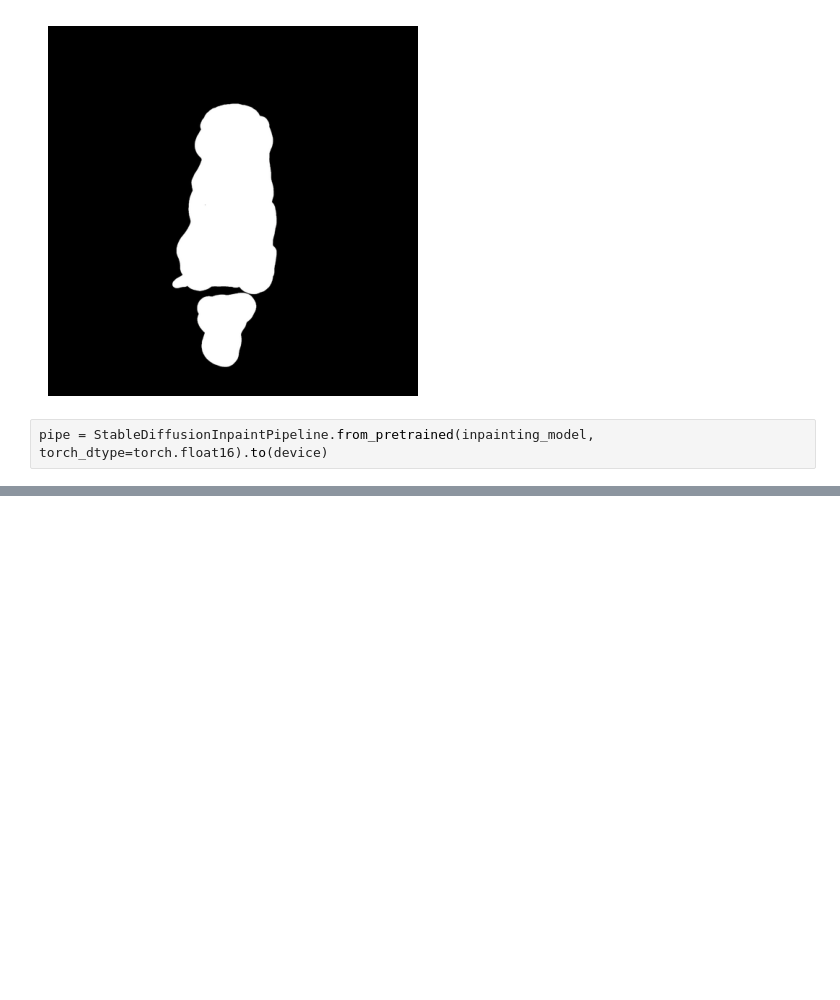
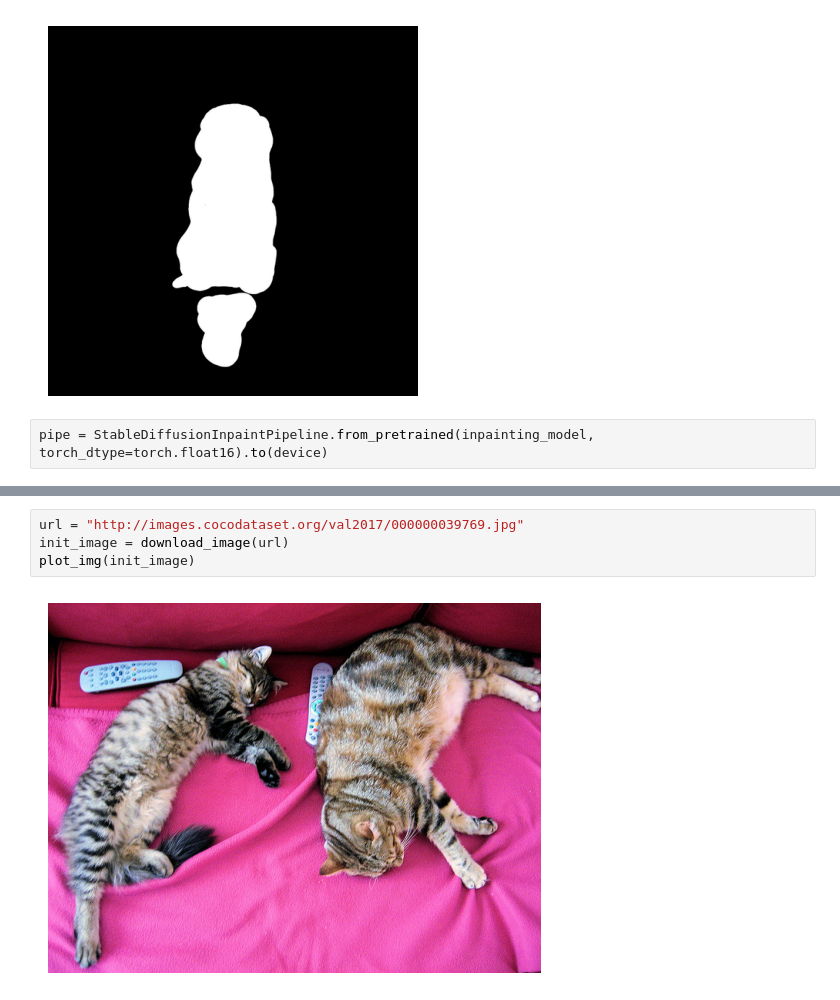
Before and after one commit to shanetwinterhalter/ai_learning, a Jupyter notebook: stable_diffusion_img2img.ipynb, the cells around one changed output, grey strips where cells are left out. Saved outputs shown, nothing was run; the diff lists cells and outputs as text; blank space fills up the shorter version.

```diff
--- a/stable_diffusion_img2img.ipynb
+++ b/stable_diffusion_img2img.ipynb
@@ -73,0 +77,6 @@ ValueError: Incorrect configuration settings! The config of `pipeline.unet`: Fro
+# %%
+url = "http://images.cocodataset.org/val2017/000000039769.jpg"
+init_image = download_image(url)
+plot_img(init_image)
+# %% [output]
+[figure, added]
```
Also changed, not shown: parts of 16 cells of this notebook, 1 other file.
